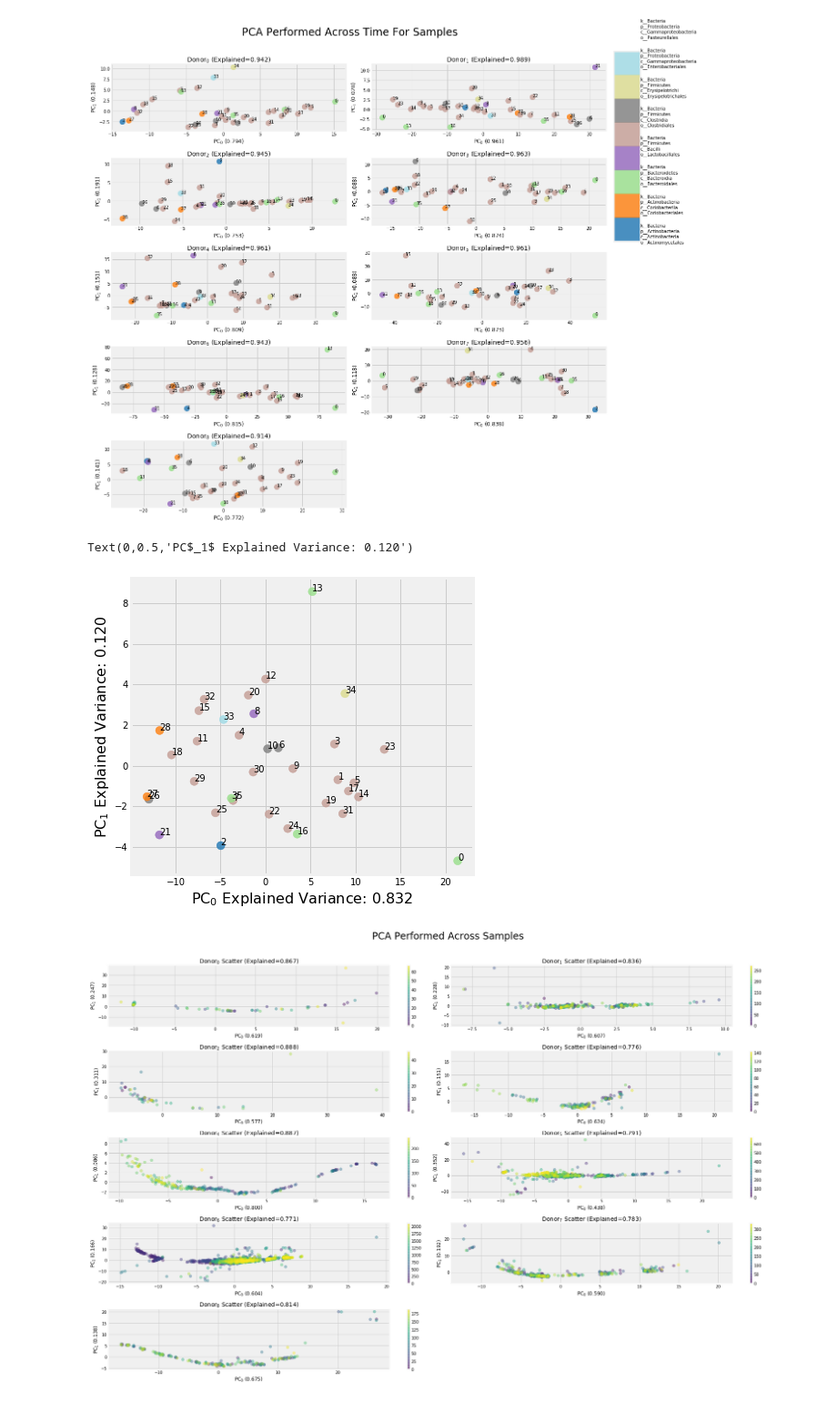
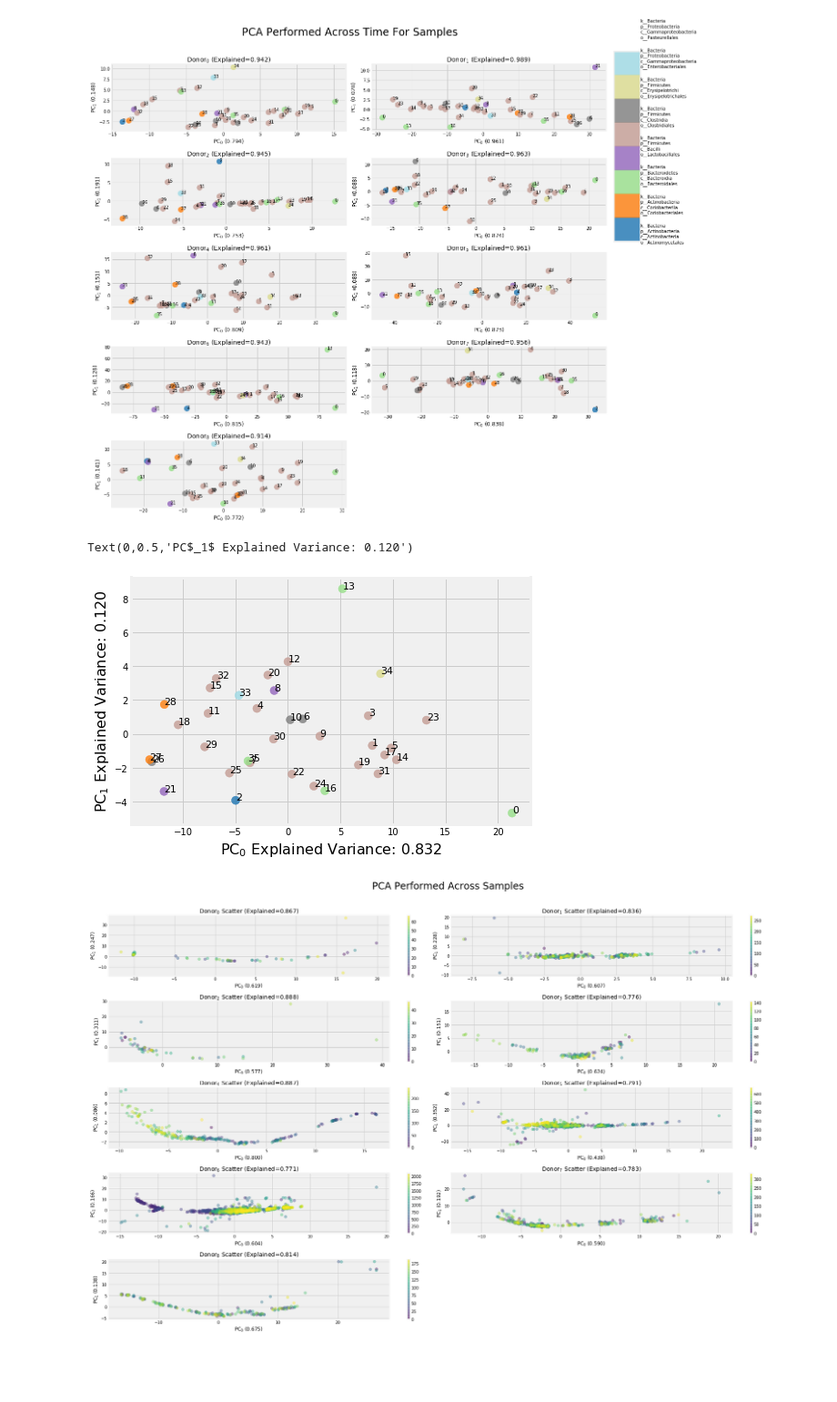
Before and after one commit to michaelwiest/microbiome-rnn, a Jupyter notebook: notebooks/Input Analysis.ipynb, the cells around one changed output. Shown at 91% size. Drawn from its saved outputs; the diff is of its cells as text; code cells hidden in the pictures; blank space fills up the shorter version.

```diff
--- a/notebooks/Input Analysis.ipynb
+++ b/notebooks/Input Analysis.ipynb
@@ -139,5 +139,5 @@ cbar_ax = fig.add_axes([0.85, 0.0, 0.05, 1])
 cb = plt.colorbar(sm, cax=cbar_ax)
 cb.ax.get_yaxis().set_ticks([])
 for j, lab in enumerate(labels):
-    cb.ax.text(1, (3.3 * j + 1) / 26.0, lab, ha='left', va='center', fontsize=10)
+    cb.ax.text(1, 0.02 + (3.3 * j + 1) / 26.0, lab, ha='left', va='center', fontsize=10)
 # %% [output]
@@ -342,17 +350,17 @@ if num_rows * num_cols != len(oh.samples):
 # %%
 ts = np.array(ts)
 tsm = np.mean(ts, axis=0)
-plt.figure(figsize=(6,6))
+plt.figure(figsize=(7,5))
 expxm = np.mean(exp_x)
 expym = np.mean(exp_y)
 plt.scatter(tsm[:, 0], tsm[:, 1], cmap=cmap, c=labs_to_ints, alpha=0.8, s=80)
 for j, txt in enumerate(full_labs):
-    plt.annotate(j, (tsm[j, 0], tsm[j, 1]), fontsize=10)
+    plt.annotate(j, (tsm[j, 0], tsm[j, 1]), fontsize=11)
 plt.xlabel('PC$_0$ Explained Variance: {}'.format(str(expxm)[:5]), fontsize=16)
 plt.ylabel('PC$_1$ Explained Variance: {}'.format(str(expym)[:5]), fontsize=16)
 # %% [output]
 Text(0,0.5,'PC$_1$ Explained Variance: 0.120')
-[figure, old version]
+[figure, new version]
 # %%
 
 fig, ax = plt.subplots(num_rows, num_cols, figsize=(subplot_height, subplot_width), sharex=False, sharey=False)
```
Also changed, not shown: parts of 7 cells of this notebook.
